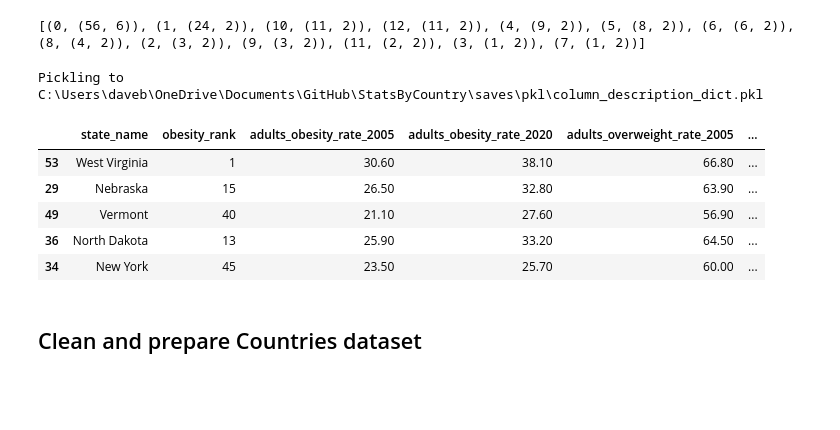
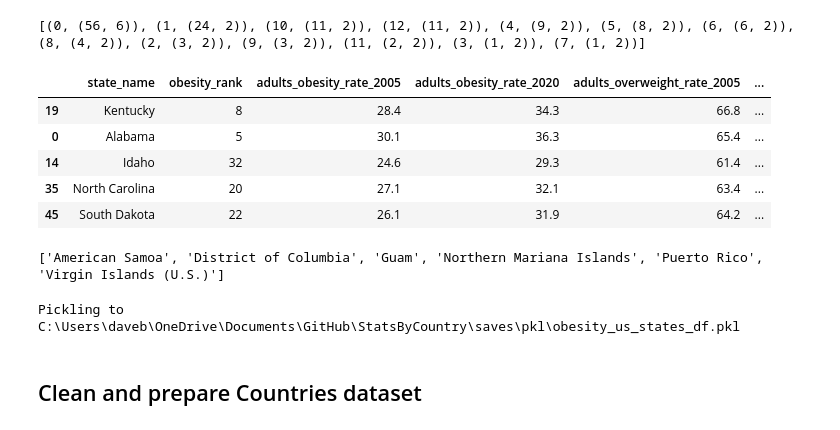
Before and after one commit to dbabbitt/StatsByCountry, a Jupyter notebook: ipynb/US State Stats.ipynb, the cells around one changed output. Cells and saved outputs as stored; diff of their text form; code cells hidden in the pictures; blank space fills up the shorter version.

```diff
--- a/ipynb/US State Stats.ipynb
+++ b/ipynb/US State Stats.ipynb
@@ -38,0 +103,10 @@ c = ChoroplethUtilities(iso_3166_2_code='us', one_country_df=us_stats_df, all_co
+# %%
+
+countries_df = tables_list[0].copy()
+# print(countries_df.columns.tolist())
+countries_df.columns = ['country_name', 'gini_index', 'country_population_2022']
+for cn in ['gini_index']:
+    countries_df[cn] = pd.to_numeric(countries_df[cn].map(lambda x: re.sub(r'[^0-9\.]+', '', str(x))), errors='coerce', downcast='float')
+mask_series = countries_df.country_name.isnull()
+countries_df = countries_df[~mask_series]
+countries_df.head(9).T
@@ -458,29 +717,28 @@ us_states_df = tables_list[3].copy()
 # columns_list = []
 # for t1, t2, t3, t4 in zip(us_states_df.columns.tolist(), us_states_df.iloc[0].T.tolist(), us_states_df.iloc[1].T.tolist(),
 #                           us_states_df.iloc[2].T.tolist()):
-#     column_name = ''
+#     column_names_list = []
 #     if not t1.startswith('Unnamed'):
-#         column_name += ' ' + t1
+#         column_names_list.append(t1.strip().lower().replace(' ', '_').replace(',000', 'k'))
 #     for t in [t2, t3, t4]:
 #         if str(t) != 'nan':
-#             column_name += ' ' + t
-#     columns_list.append(column_name.strip())
+#             column_names_list.append(t.strip().lower().replace(' ', '_').replace(',000', 'k'))
+#     columns_list.append('_'.join(column_names_list))
 # print(columns_list)
-us_states_df.columns = ['state_name', 'Traffic Fatalities', 'Population (thousands)', 'Licensed Drivers (thousands)',
-                        'Registered Vehicles (thousands)', 'Vehicle Miles Traveled (millions)', 'fatality_rates_per_100k_population',
-                        'fixme', 'Fatality Rates per 100 Million Vehicle Miles Traveled']
+columns_list = ['traffic_fatalities', 'population_in_thousands', 'licensed_drivers_in_thousands',
+                'registered_vehicles_in_thousands', 'vehicle_miles_traveled_in_millions', 'fatality_rates_per_100k_population']
+us_states_df.columns = ['state_name'] + columns_list + ['fixme', 'fatality_rates_per_100_million_vehicle_miles_traveled']
 us_states_df = us_states_df.iloc[3:]
-us_states_df['Fatality Rates per 100,000 Licensed Drivers'] = us_states_df.fixme.map(lambda x: re.sub(r'[^0-9\.]+', '', x.split(' ')[0]))
-us_states_df['Fatality Rates per 100,000 Registered Vehicles'] = us_states_df.fixme.map(lambda x: re.sub(r'[^0-9\.]+', '', x.split(' ')[1]))
-for cn in ['Fatality Rates per 100,000 Licensed Drivers', 'Fatality Rates per 100,000 Registered Vehicles']:
+fixme_columns_list = ['fatality_rates_per_100k_licensed_drivers', 'fatality_rates_per_100k_registered_vehicles']
+for i in range(2):
+    us_states_df[fixme_columns_list[i]] = us_states_df.fixme.map(lambda x: re.sub(r'[^0-9\.]+', '', x.split(' ')[i]))
+for cn in fixme_columns_list:
     us_states_df[cn] = pd.to_numeric(us_states_df[cn], errors='coerce', downcast='float')
-columns_list = ['Traffic Fatalities', 'Population (thousands)', 'Licensed Drivers (thousands)',
-                'Registered Vehicles (thousands)', 'Vehicle Miles Traveled (millions)', 'fatality_rates_per_100k_population',
-                'Fatality Rates per 100 Million Vehicle Miles Traveled']
+columns_list += ['fatality_rates_per_100_million_vehicle_miles_traveled']
 for cn in columns_list:
     us_states_df[cn] = us_states_df[cn].map(lambda x: re.sub(r'[^0-9\.]+', '', str(x)))
     us_states_df[cn] = pd.to_numeric(us_states_df[cn], errors='coerce', downcast='float')
-columns_list = ['state_name'] + columns_list + ['Fatality Rates per 100,000 Licensed Drivers', 'Fatality Rates per 100,000 Registered Vehicles']
+columns_list = ['state_name'] + columns_list + fixme_columns_list
 us_states_df[columns_list].head(5).T
 # %% [output]
 |  | 3 | 4 | 5 | 6 | 7 |
@@ -1132,25 +1261,24 @@ tables_list = ssu.get_page_tables(url)
 [(0, (56, 6)), (1, (24, 2)), (10, (11, 2)), (12, (11, 2)), (4, (9, 2)), (5, (8, 2)), (6, (6, 2)), (8, (4, 2)), (2, (3, 2)), (9, (3, 2)), (11, (2, 2)), (3, (1, 2)), (7, (1, 2))]
 # %%
 
-obesity_us_states_df = tables_list[0].copy()
-obesity_us_states_df.columns = ['state_name', 'obesity_rank', 'adults_obesity_rate_2005', 'adults_obesity_rate_2020',
+us_states_df = tables_list[0].copy()
+us_states_df.columns = ['state_name', 'obesity_rank', 'adults_obesity_rate_2005', 'adults_obesity_rate_2020',
                                 'adults_overweight_rate_2005', 'children_and_adolescents_obesity_rate_2005']
 def f(x):
     rate_float = np.nan
     rate_str = str(x)
     if '%' in rate_str:
         rate_float = float(rate_str.split('%')[0])
 
     return rate_float
 for cn in ['adults_obesity_rate_2005', 'adults_obesity_rate_2020',
            'adults_overweight_rate_2005', 'children_and_adolescents_obesity_rate_2005']:
-    obesity_us_states_df[cn] = obesity_us_states_df[cn].map(f)
-obesity_us_states_df.sample(5)
+    us_states_df[cn] = us_states_df[cn].map(f)
+us_states_df.sample(5)
 # %% [output]
-Pickling to C:\Users\daveb\OneDrive\Documents\GitHub\StatsByCountry\saves\pkl\column_description_dict.pkl
 |  | state_name | obesity_rank | adults_obesity_rate_2005 | adults_obesity_rate_2020 | adults_overweight_rate_2005 | ... |
-| 53 | West Virginia | 1 | 30.60 | 38.10 | 66.80 | ... |
-| 29 | Nebraska | 15 | 26.50 | 32.80 | 63.90 | ... |
-| 49 | Vermont | 40 | 21.10 | 27.60 | 56.90 | ... |
-| 36 | North Dakota | 13 | 25.90 | 33.20 | 64.50 | ... |
-| 34 | New York | 45 | 23.50 | 25.70 | 60.00 | ... |
+| 19 | Kentucky | 8 | 28.4 | 34.3 | 66.8 | ... |
+| 0 | Alabama | 5 | 30.1 | 36.3 | 65.4 | ... |
+| 14 | Idaho | 32 | 24.6 | 29.3 | 61.4 | ... |
+| 35 | North Carolina | 20 | 27.1 | 32.1 | 63.4 | ... |
+| 45 | South Dakota | 22 | 26.1 | 31.9 | 64.2 | ... |
@@ -1157,3 +1289,23 @@ Pickling to C:\Users\daveb\OneDrive\Documents\GitHub\StatsByCountry\saves\pkl\co
+# %%
+
+# Remove US states duplicates and misspellings
+states_list = sorted(set(us_states_df.state_name).symmetric_difference(set(ssu.us_stats_df.index)))
+print(states_list)
+doubles_df = ssu.check_4_doubles(states_list)
+mask_series = (doubles_df.max_similarity > 0.6)
+columns_list = ['first_item', 'second_item', 'max_similarity']
+if doubles_df[mask_series].shape[0]:
+    display(doubles_df[mask_series][columns_list].sort_values('max_similarity', ascending=False))
+mask_series = us_states_df.duplicated(subset=['state_name'], keep=False)
+if us_states_df[mask_series].shape[0]:
+    display(us_states_df[mask_series])
+# %% [output]
+['American Samoa', 'District of Columbia', 'Guam', 'Northern Mariana Islands', 'Puerto Rico', 'Virgin Islands (U.S.)']
+# %%
+
+s.store_objects(obesity_us_states_df=us_states_df)
+# %% [output]
+Pickling to C:\Users\daveb\OneDrive\Documents\GitHub\StatsByCountry\saves\pkl\obesity_us_states_df.pkl
 # %% [markdown]
 
 ## Clean and prepare Countries dataset
```
Also changed, not shown: parts of 68 cells of this notebook, 18 other files.
